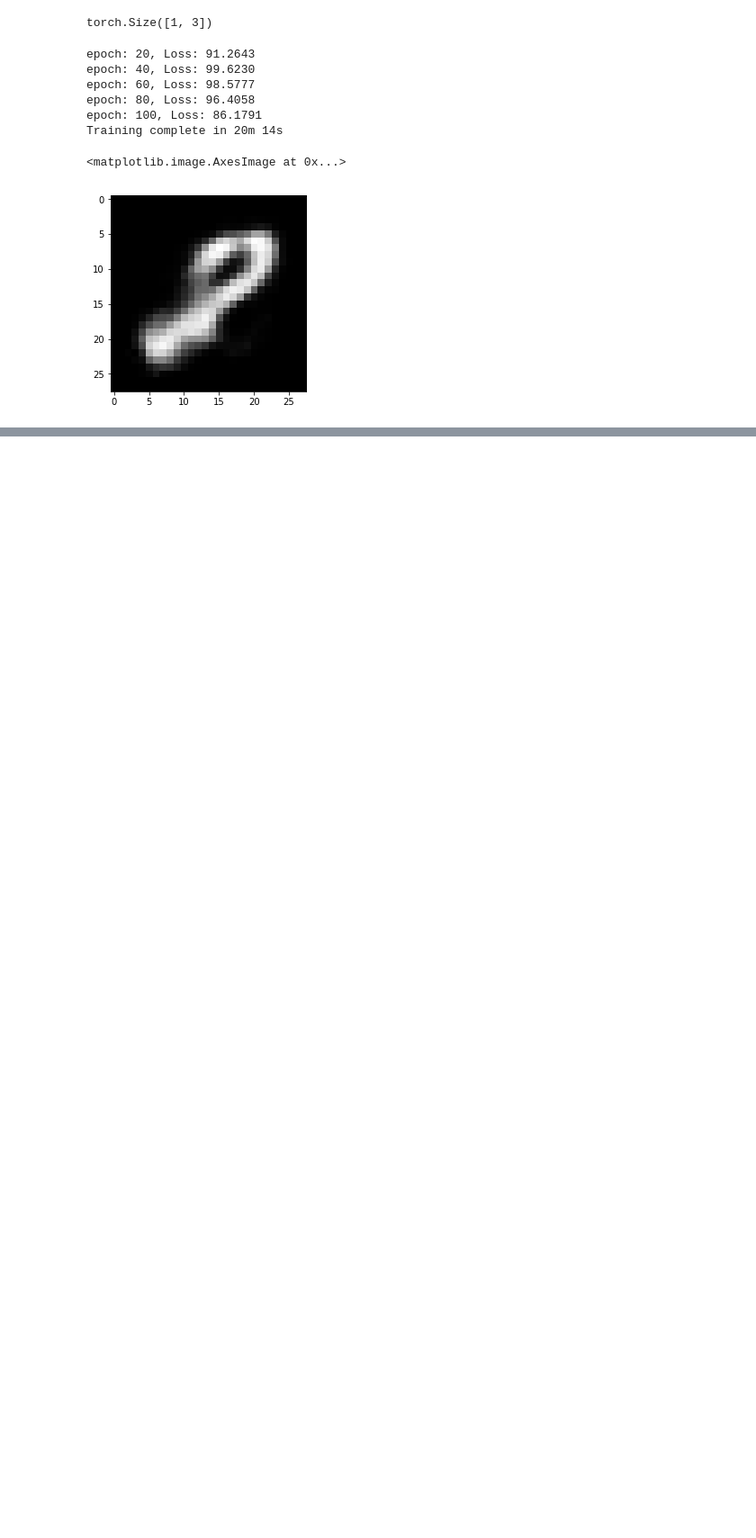
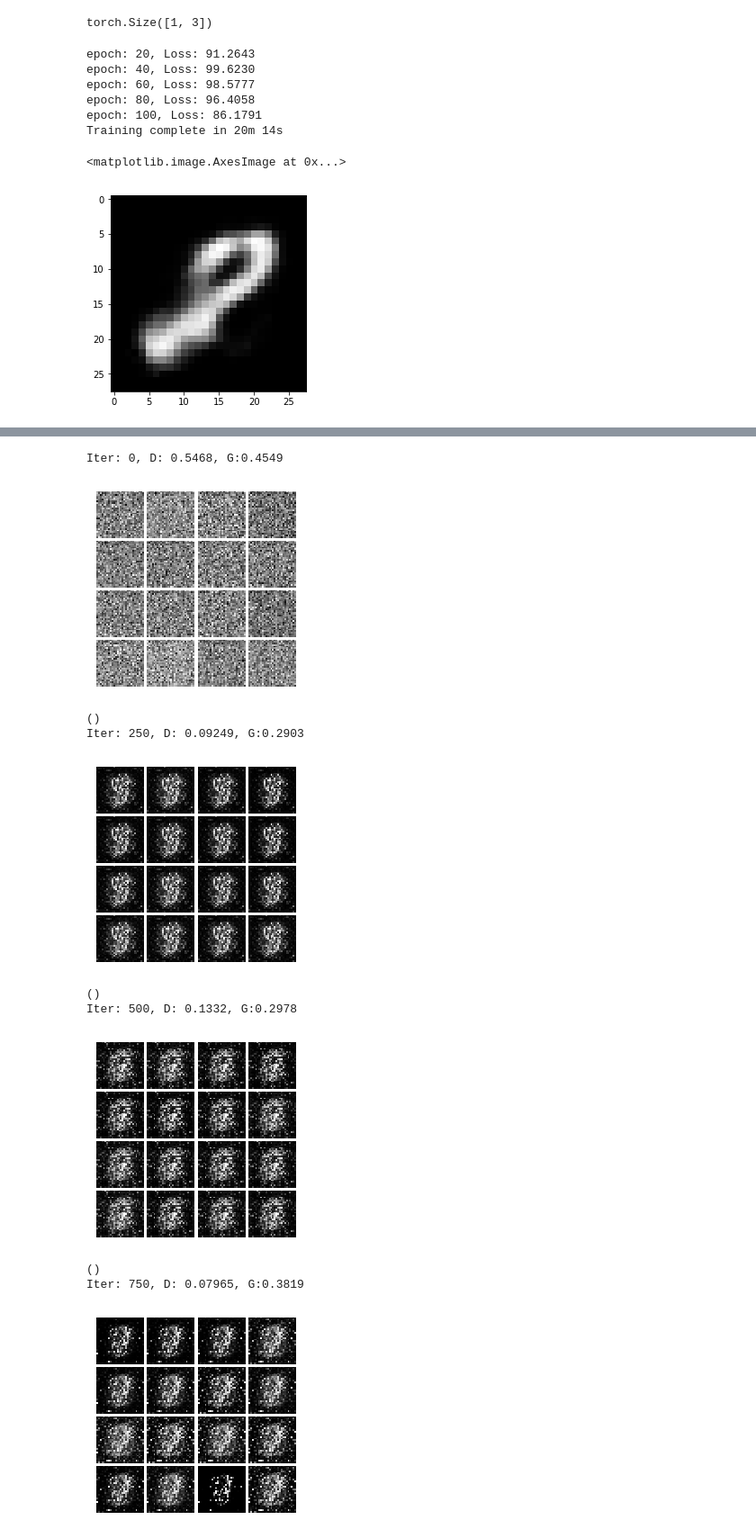
Before and after one commit to vincentgc/Deep-learning, a Jupyter notebook: Basic/GAN.ipynb, the cells around one changed output, grey strips where cells are left out. Shown at 90% size. Saved outputs shown, nothing was run; the diff lists cells and outputs as text; code cells hidden in the pictures; blank space fills up the shorter version.

```diff
--- a/Basic/GAN.ipynb
+++ b/Basic/GAN.ipynb
@@ -265,0 +527,28 @@ optimizer = torch.optim.Adam(net.parameters(), lr=1e-3)
+# %%
+def ls_discriminator_loss(scores_real, scores_fake):
+    loss = 0.5 * ((scores_real - 1) ** 2).mean() + 0.5 * (scores_fake ** 2).mean()
+    return loss
+
+def ls_generator_loss(scores_fake):
+    loss = 0.5 * ((scores_fake - 1) ** 2).mean()
+    return loss
+# %%
+D = discriminator().cuda()
+G = generator().cuda()
+
+D_optim = get_optimizer(D)
+G_optim = get_optimizer(G)
+
+train_a_gan(D, G, D_optim, G_optim, ls_discriminator_loss, ls_generator_loss)
+# %% [output]
+Iter: 0, D: 0.5468, G:0.4549
+[figure, added]
+()
+Iter: 250, D: 0.09249, G:0.2903
+[figure, added]
+()
+Iter: 500, D: 0.1332, G:0.2978
+[figure, added]
+()
+Iter: 750, D: 0.07965, G:0.3819
+[figure, added]
```
Also changed, not shown: parts of 22 cells of this notebook, 1 other file.
